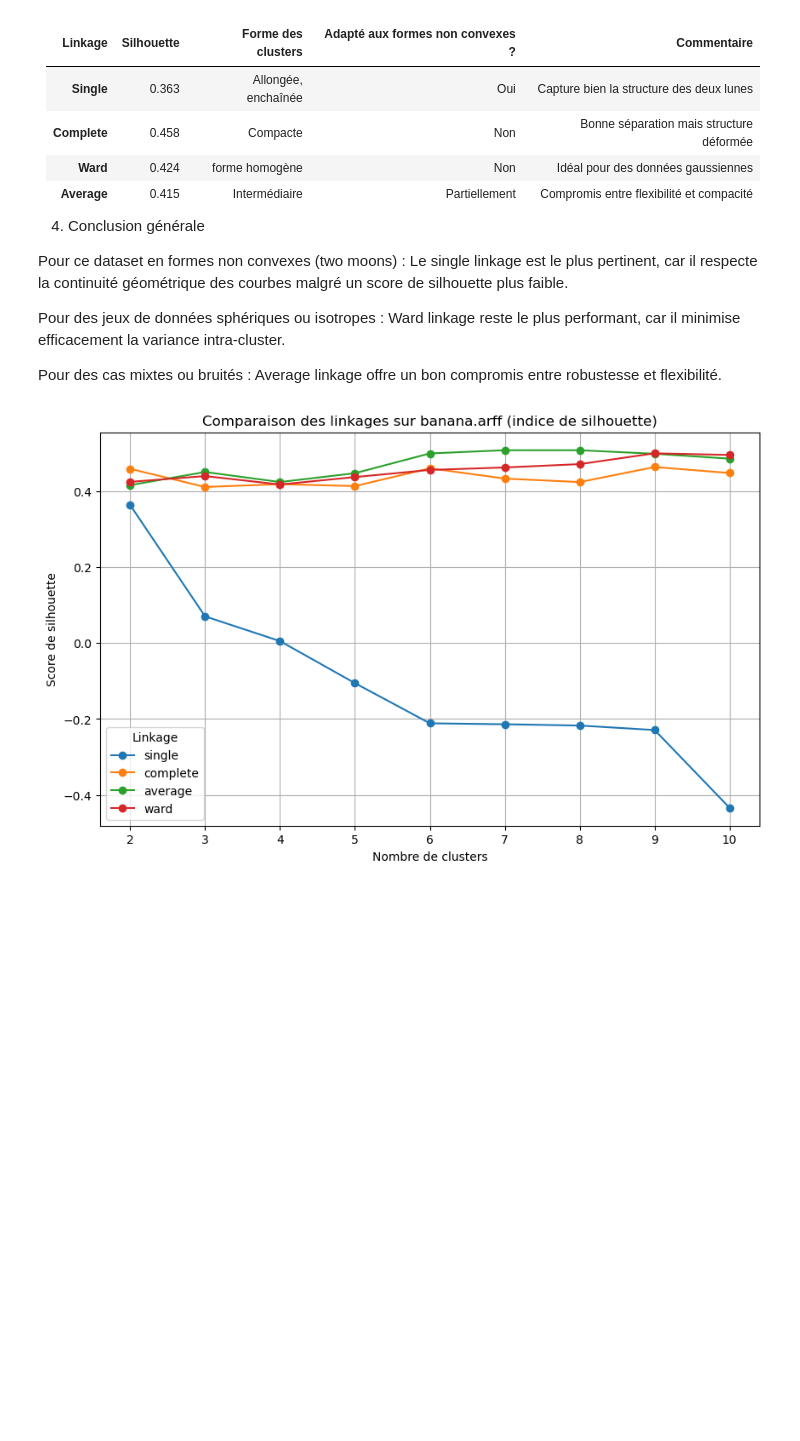
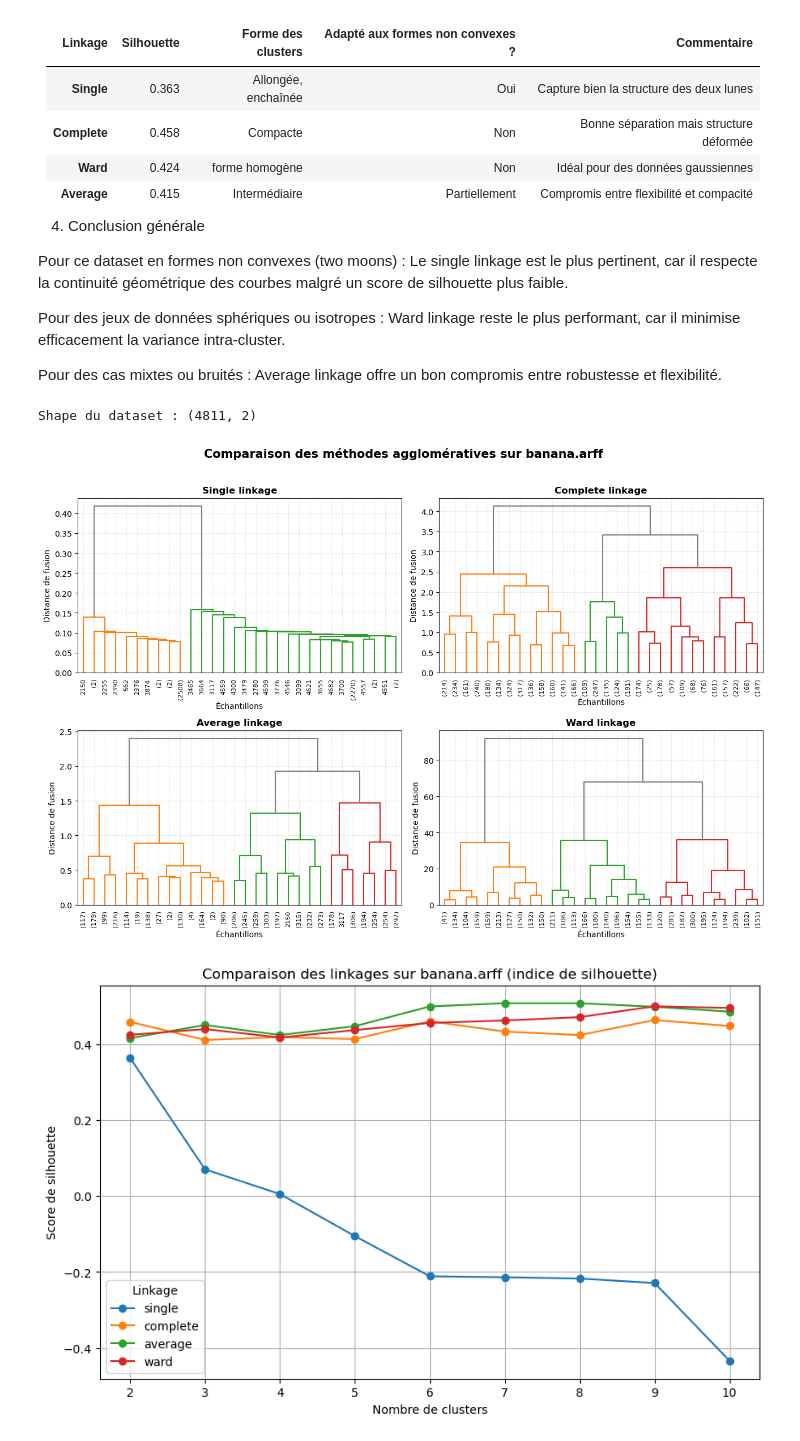
Before and after one commit to Laforge-Hassouna/MachineLearning, a Jupyter notebook: src/Rapport.ipynb, the cells around one changed output. Cells and saved outputs as stored; diff of their text form; code cells hidden in the pictures; blank space fills up the shorter version.

```diff
--- a/src/Rapport.ipynb
+++ b/src/Rapport.ipynb
@@ -396,6 +364,66 @@ Ward linkage reste le plus performant, car il minimise efficacement la variance
 
 Pour des cas mixtes ou bruités :
 Average linkage offre un bon compromis entre robustesse et flexibilité.
+# %%
+import os
+import numpy as np
+import matplotlib.pyplot as plt
+from scipy.io import arff
+from scipy.cluster.hierarchy import dendrogram, linkage
+from sklearn.preprocessing import StandardScaler
+
+# --- Chargement des données ---
+def load_arff_data(file_path):
+    """Charge les données .arff et retourne un tableau NumPy."""
+    data, meta = arff.loadarff(file_path)
+    X = np.array([list(row)[:-1] for row in data], dtype=float)
+    return X
+
+# --- Fonction d'affichage d'un dendrogramme ---
+def plot_dendrogram_subplot(X, method, ax):
+    """Trace un dendrogramme clair dans un sous-graphique donné."""
+    Z = linkage(X, method=method)
+    dendrogram(
+        Z,
+        truncate_mode='lastp',   # affiche les dernières fusions
+        p=30,                    # nombre de branches à afficher
+        leaf_rotation=90,
+        leaf_font_size=8,
+        color_threshold=None,
+        above_threshold_color="gray",
+        ax=ax
+    )
+    ax.set_title(f"{method.capitalize()} linkage", fontsize=12, fontweight='bold')
+    ax.set_xlabel("Échantillons")
+    ax.set_ylabel("Distance de fusion")
+    ax.grid(True, linestyle='--', alpha=0.3)
+    return Z
+
+# --- Programme principal ---
+if __name__ == "__main__":
+    # 1. Chargement et standardisation
+    arff_path = os.path.join('../dataset', 'artificial', 'banana.arff')
+    X = load_arff_data(arff_path)
+    print("Shape du dataset :", X.shape)
+    X_scaled = StandardScaler().fit_transform(X)
+
+    # 2. Méthodes à comparer
+    methods = ['single', 'complete', 'average', 'ward']
+
+    # 3. Figure avec 4 sous-graphiques
+    fig, axes = plt.subplots(2, 2, figsize=(13, 9))
+    axes = axes.flatten()
+
+    for i, method in enumerate(methods):
+        plot_dendrogram_subplot(X_scaled, method, axes[i])
+
+    plt.suptitle("Comparaison des méthodes agglomératives sur banana.arff", fontsize=15, weight='bold')
+    plt.tight_layout(rect=[0, 0, 1, 0.96])
+    plt.savefig("compAggleo.png", dpi=300, bbox_inches='tight')
+    plt.show()
+# %% [output]
+Shape du dataset : (4811, 2)
+[figure, added]
 # %%
 import os
 import numpy as np
```
Also changed, not shown: parts of 2 cells of this notebook, 5 other files.
